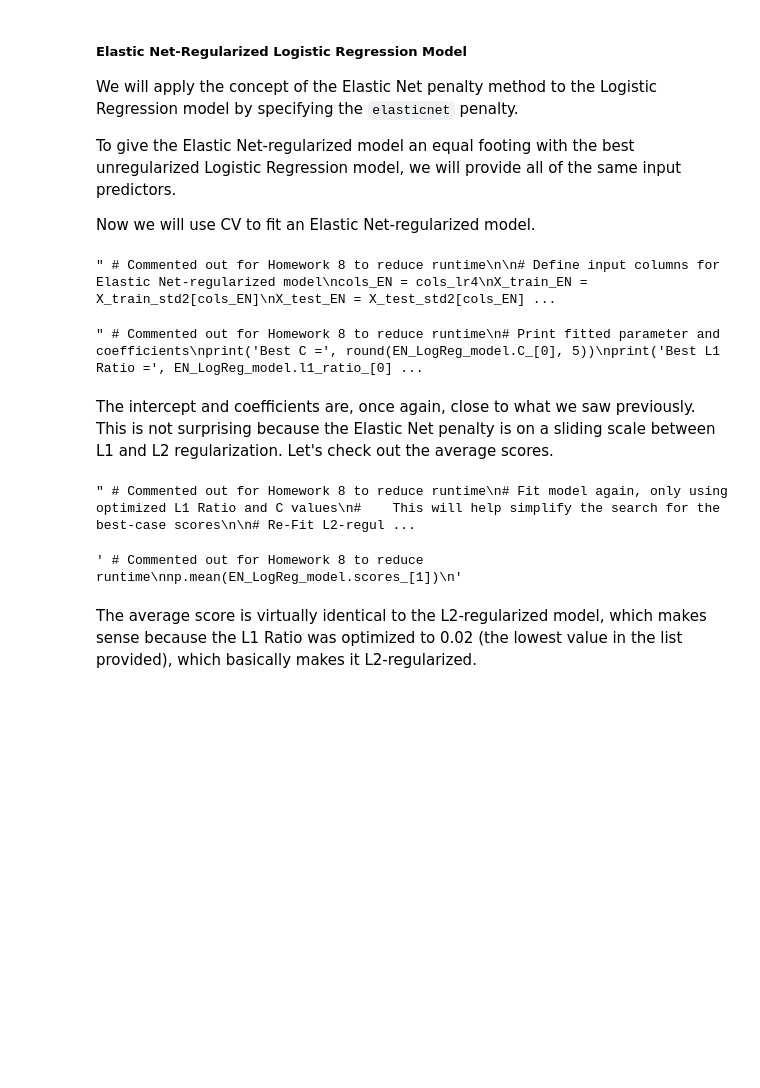
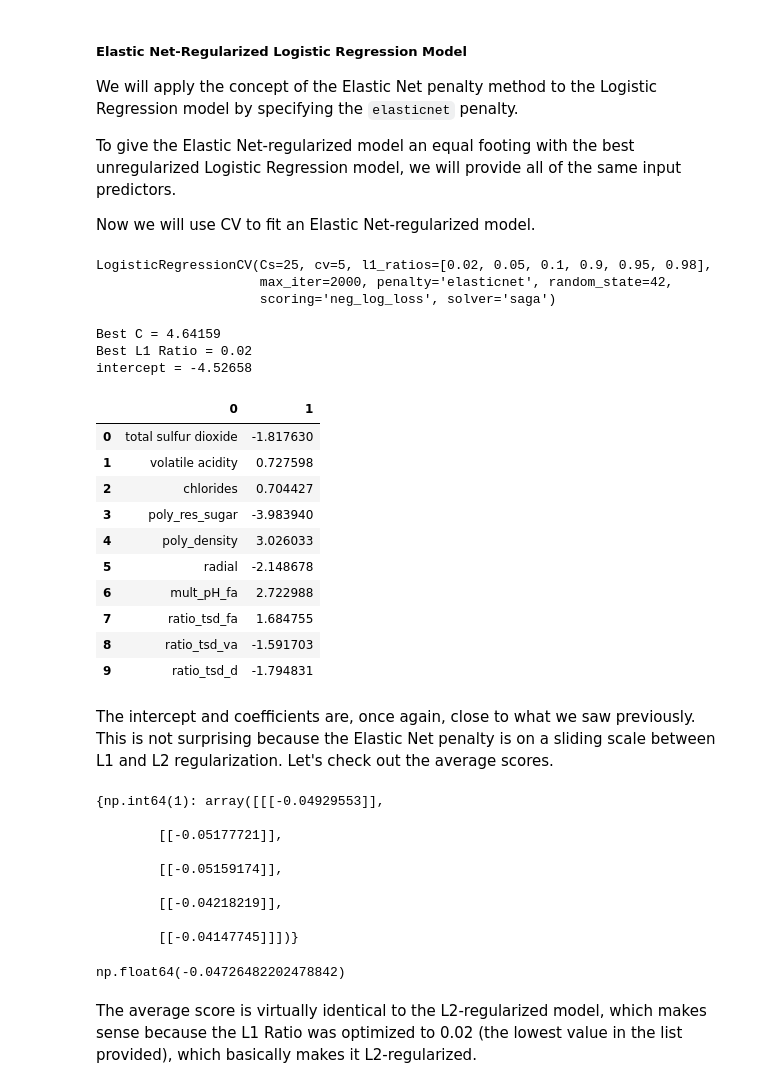
Before and after one commit to trevorlillywhite/HW8-NCSU-ST-554-Trevor-Lillywhite, a Jupyter notebook: HW8_ST554_Lillywhite.ipynb, the cells around one changed output. Cells and saved outputs as stored; diff of their text form; code cells hidden in the pictures; blank space fills up the shorter version.

```diff
--- a/HW8_ST554_Lillywhite.ipynb
+++ b/HW8_ST554_Lillywhite.ipynb
@@ -1370,8 +1386,6 @@ To give the Elastic Net-regularized model an equal footing with the best unregul
 
 Now we will use CV to fit an Elastic Net-regularized model.
 # %%
-''' # Commented out for Homework 8 to reduce runtime
-
 # Define input columns for Elastic Net-regularized model
 cols_EN = cols_lr4
 X_train_EN = X_train_std2[cols_EN]
@@ -1388,23 +1402,34 @@ EN_LogReg_model = LogisticRegressionCV(cv=5,
                                 scoring = 'neg_log_loss',
                                 random_state=42)
 EN_LogReg_model.fit(X_train_EN, y_train2)
-'''
 # %% [output]
-" # Commented out for Homework 8 to reduce runtime\n\n# Define input columns for Elastic Net-regularized model\ncols_EN = cols_lr4\nX_train_EN = X_train_std2[cols_EN]\nX_test_EN = X_test_std2[cols_EN] ...
+LogisticRegressionCV(Cs=25, cv=5, l1_ratios=[0.02, 0.05, 0.1, 0.9, 0.95, 0.98],
+                     max_iter=2000, penalty='elasticnet', random_state=42,
+                     scoring='neg_log_loss', solver='saga')
 # %%
-''' # Commented out for Homework 8 to reduce runtime
 # Print fitted parameter and coefficients
 print('Best C =', round(EN_LogReg_model.C_[0], 5))
 print('Best L1 Ratio =', EN_LogReg_model.l1_ratio_[0])
 print('intercept =', round(EN_LogReg_model.intercept_[0], 5))
 pd.DataFrame(list(zip(X_train_EN.columns, EN_LogReg_model.coef_[0])))
-'''
 # %% [output]
-" # Commented out for Homework 8 to reduce runtime\n# Print fitted parameter and coefficients\nprint('Best C =', round(EN_LogReg_model.C_[0], 5))\nprint('Best L1 Ratio =', EN_LogReg_model.l1_ratio_[0] ...
+Best C = 4.64159
+Best L1 Ratio = 0.02
+intercept = -4.52658
+|  | 0 | 1 |
+| 0 | total sulfur dioxide | -1.817630 |
+| 1 | volatile acidity | 0.727598 |
+| 2 | chlorides | 0.704427 |
+| 3 | poly_res_sugar | -3.983940 |
+| 4 | poly_density | 3.026033 |
+| 5 | radial | -2.148678 |
+| 6 | mult_pH_fa | 2.722988 |
+| 7 | ratio_tsd_fa | 1.684755 |
+| 8 | ratio_tsd_va | -1.591703 |
+| 9 | ratio_tsd_d | -1.794831 |
 # %% [markdown]
 The intercept and coefficients are, once again, close to what we saw previously. This is not surprising because the Elastic Net penalty is on a sliding scale between L1 and L2 regularization. Let's check out the average scores.
 # %%
-''' # Commented out for Homework 8 to reduce runtime
 # Fit model again, only using optimized L1 Ratio and C values
 #    This will help simplify the search for the best-case scores
 
@@ -1420,15 +1445,20 @@ EN_LogReg_model = LogisticRegressionCV(cv=5,
 EN_LogReg_model.fit(X_train_EN, y_train2)
 
 EN_LogReg_model.scores_
-'''
 # %% [output]
-" # Commented out for Homework 8 to reduce runtime\n# Fit model again, only using optimized L1 Ratio and C values\n#    This will help simplify the search for the best-case scores\n\n# Re-Fit L2-regul ...
+{np.int64(1): array([[[-0.04929553]],
+
+        [[-0.05177721]],
+
+        [[-0.05159174]],
+
+        [[-0.04218219]],
+
+        [[-0.04147745]]])}
-# %%
-''' # Commented out for Homework 8 to reduce runtime
-np.mean(EN_LogReg_model.scores_[1])
-'''
-# %% [output]
-' # Commented out for Homework 8 to reduce runtime\nnp.mean(EN_LogReg_model.scores_[1])\n'
+# %%
+np.mean(EN_LogReg_model.scores_[1])
+# %% [output]
+np.float64(-0.04726482202478842)
 # %% [markdown]
 The average score is virtually identical to the L2-regularized model, which makes sense because the L1 Ratio was optimized to 0.02 (the lowest value in the list provided), which basically makes it L2-regularized.
 # %% [markdown]
```
Also changed, not shown: parts of 11 cells of this notebook.
